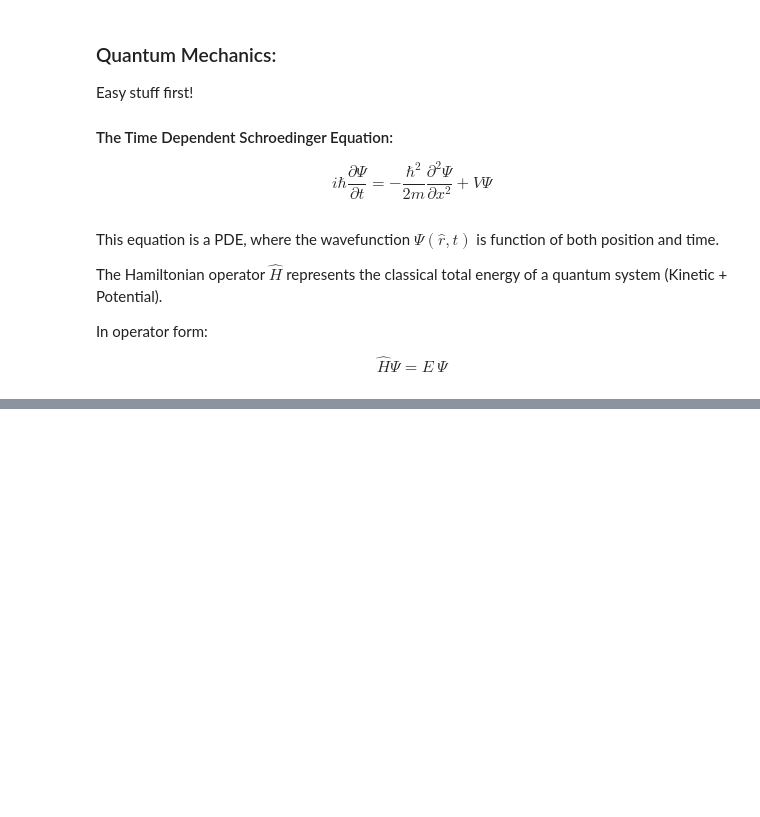
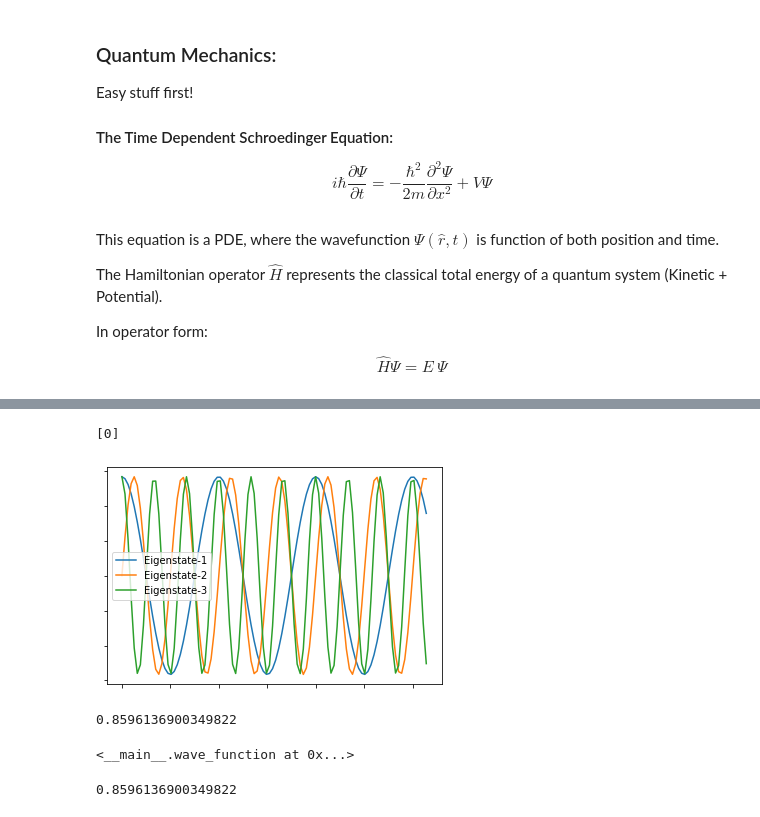
Before and after one commit to fastest-parrot/q_perceptron, a Jupyter notebook: q-tip-walkthrough.ipynb, the cells around one changed output, grey strips where cells are left out. Saved outputs shown, nothing was run; the diff lists cells and outputs as text; code cells hidden in the pictures; blank space fills up the shorter version.

```diff
--- a/q-tip-walkthrough.ipynb
+++ b/q-tip-walkthrough.ipynb
@@ -229,0 +243,16 @@ It is often favorable to represent the operator $\hat{H}$ in terms of its **eige
+# %%
+[y for y in n(0,1,501)]
+# %% [output]
+[0]
+# %%
+#plot the eigenstates of a 1-d quantum well
+L = 1e-9
+for n in range(1, 4, 1):
+    p = sns.lineplot(
+        x=[x for x in np.linspace(0, 2 * np.pi, 100)],
+        y=[wave_function(n).calc(x) for x in np.linspace(0, 2 * np.pi, 100)],
+        label=f'Eigenstate-{n}')
+    p.set_xticklabels(['' for x in p.get_xticks()])
+    p.set_yticklabels(['' for x in p.get_yticks()])
+# %% [output]
+[figure, added]
@@ -229,0 +270,12 @@ It is often favorable to represent the operator $\hat{H}$ in terms of its **eige
+# %%
+wave_function(n=5).calc(np.pi)
+# %% [output]
+0.8596136900349822
+# %%
+x
+# %% [output]
+<__main__.wave_function at 0x...>
+# %%
+x.calc(np.pi)
+# %% [output]
+0.8596136900349822
```
Also changed, not shown: parts of 5 cells of this notebook, 2 other files.
